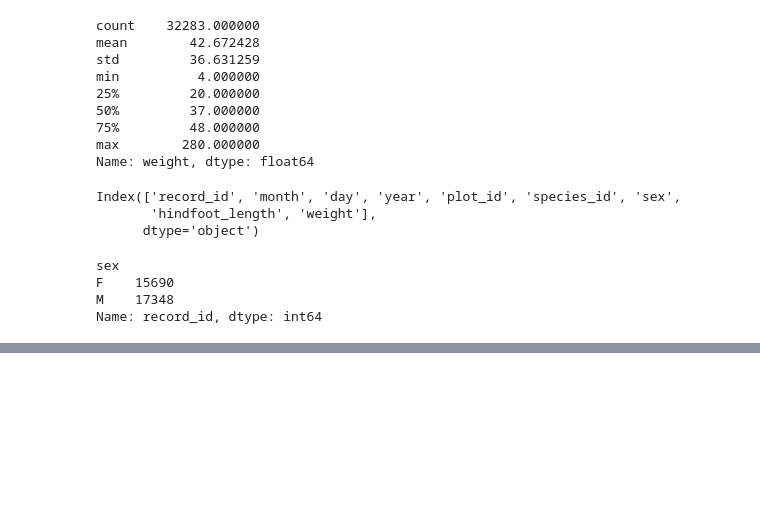
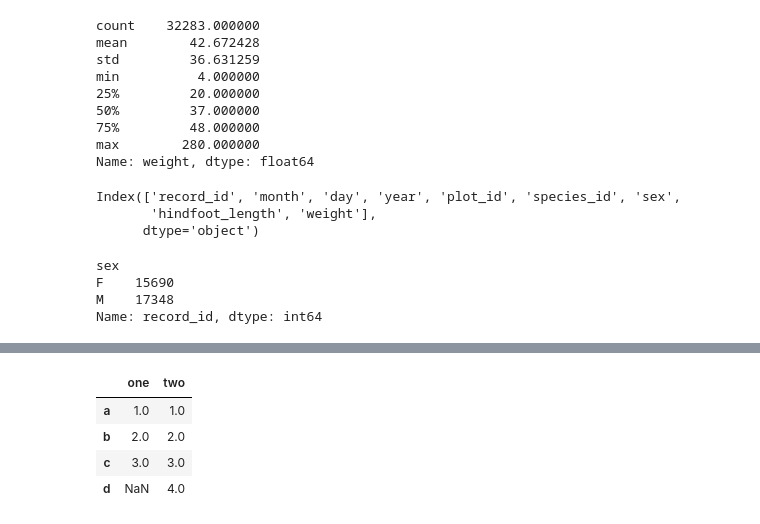
Before and after one commit to jcordovaj/Colab, a Jupyter notebook: PracticaCarpentry.ipynb, the cells around one changed output, grey strips where cells are left out. Saved outputs shown, nothing was run; the diff lists cells and outputs as text; code cells hidden in the pictures; blank space fills up the shorter version.

```diff
--- a/PracticaCarpentry.ipynb
+++ b/PracticaCarpentry.ipynb
@@ -155,0 +209,9 @@ Name: record_id, dtype: int64
+# %%
+d = {'one' : pd.Series([1., 2., 3.], index=['a', 'b', 'c']),'two' : pd.Series([1., 2., 3., 4.], index=['a', 'b', 'c', 'd'])}
+pd.DataFrame(d)
+# %% [output]
+|  | one | two |
+| a | 1.0 | 1.0 |
+| b | 2.0 | 2.0 |
+| c | 3.0 | 3.0 |
+| d | NaN | 4.0 |
```
Also changed, not shown: parts of 9 cells of this notebook.
